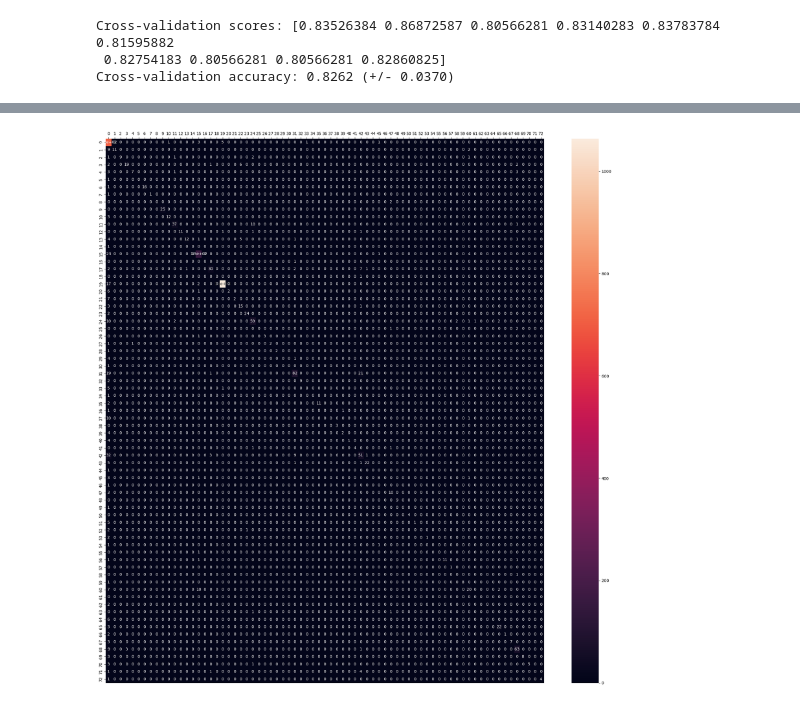
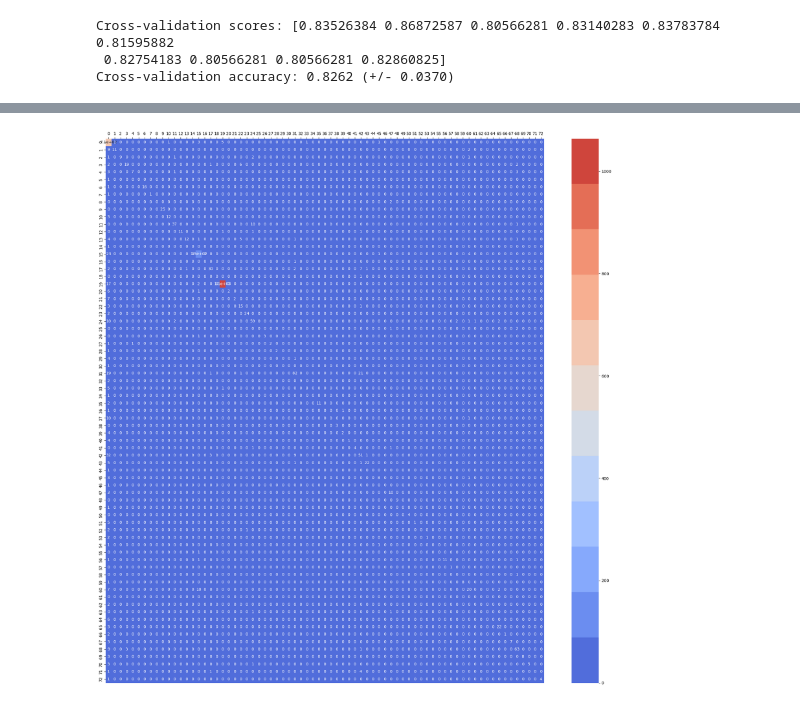
Before and after one commit to ManilShrestha/AppliedMLProjects, a Jupyter notebook: Reuters-NewsClassification.ipynb, the cells around one changed output, grey strips where cells are left out. Saved outputs shown, nothing was run; the diff lists cells and outputs as text; code cells hidden in the pictures.

```diff
--- a/Reuters-NewsClassification.ipynb
+++ b/Reuters-NewsClassification.ipynb
@@ -147,7 +245,7 @@ Cross-validation accuracy: 0.8262 (+/- 0.0370)
 # %%
 from sklearn.metrics import accuracy_score, precision_score, recall_score, f1_score, confusion_matrix
 
-predictions = classifier.predict(vectorised_test_documents)
+predictions = classifier.predict(tfidf_vectorised_test_documents)
 
 accuracy = accuracy_score(test_labels, predictions)
 
@@ -160,3 +258,5 @@ micro_recall = recall_score(test_labels, predictions, average='micro')
 micro_f1 = f1_score(test_labels, predictions, average='micro')
 
 cm = confusion_matrix(test_labels.argmax(axis = 1), predictions.argmax(axis = 1))
+
+print("Accuracy: {:.4f}\nPrecision Macro: {:.4f}\nPrecision Micro: {:.4f}\nRecall Macro: {:.4f}\nRecall Micro: {:.4f}\nF1-measure Macro: {:.4f}\nF1-measure Micro: {:.4f}".format(accuracy, macro_precision, micro_precision, macro_recall, micro_recall, macro_f1, micro_f1))
@@ -176,17 +271,17 @@ F1-measure:
 # %%
 import matplotlib.pyplot as plt
 import seaborn as sb
 import pandas as pd
 
 cm_plt = pd.DataFrame(cm[:73])
 
 plt.figure(figsize = (25, 25))
 ax = plt.axes()
 
-sb.heatmap(cm_plt, annot=True)
+sb.heatmap(cm_plt, annot=True, cmap=sb.color_palette("coolwarm",12))
 
 ax.xaxis.set_ticks_position('top')
 
 plt.show()
 # %% [output]
-[figure, old version]
+[figure, new version]
```
Also changed, not shown: parts of 20 cells of this notebook.
